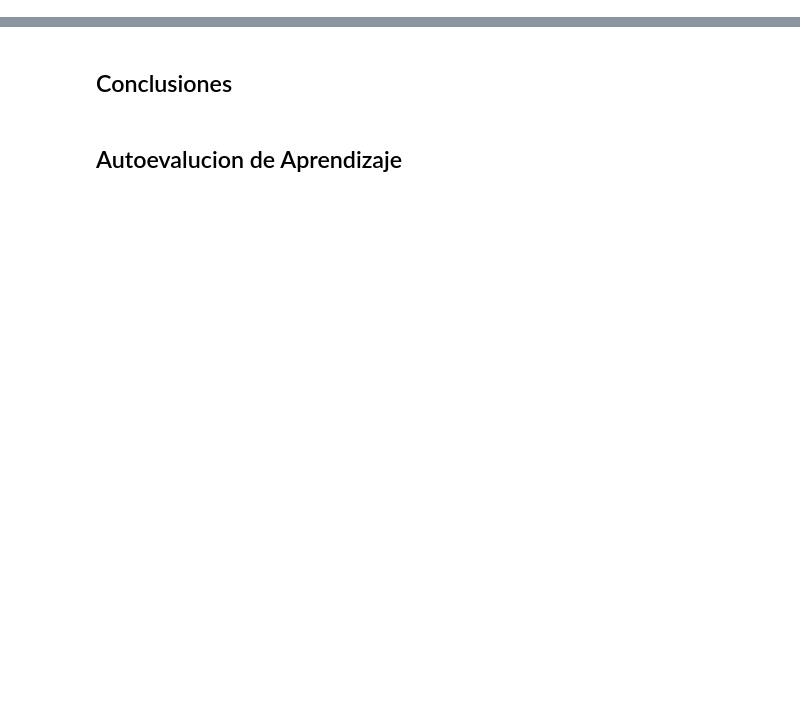
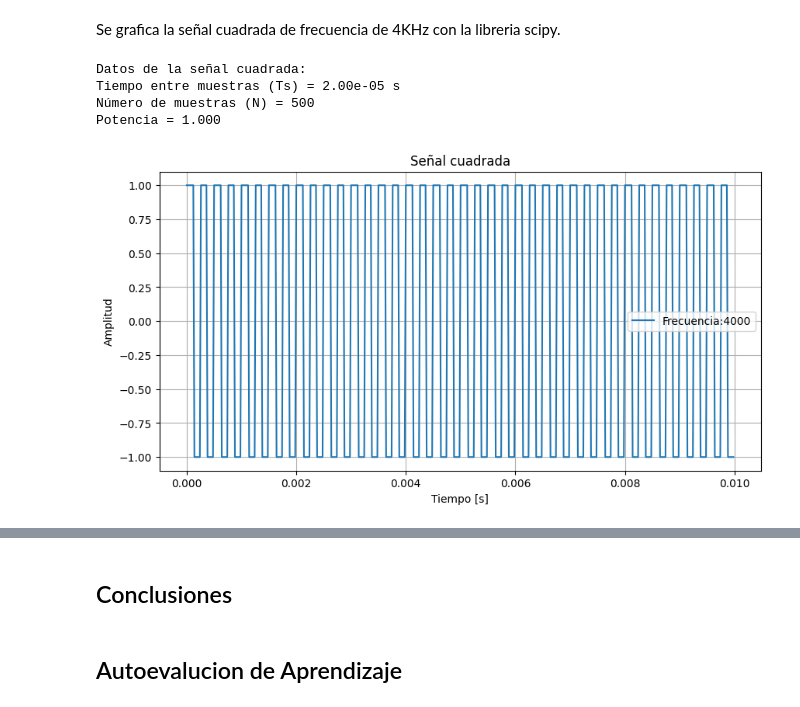
Before and after one commit to ArturoHuber1/APS, a Jupyter notebook: TS1/TS1.ipynb, the cells around one changed output, grey strips where cells are left out. Drawn from its saved outputs; the diff is of its cells as text; code cells hidden in the pictures; blank space fills up the shorter version.

```diff
--- a/TS1/TS1.ipynb
+++ b/TS1/TS1.ipynb
@@ -166,0 +236,40 @@ Se grafica en el mismo grafico, para poder apreciar la diferencia en la fase y e
+# %% [markdown]
+Se grafica la señal cuadrada de frecuencia de 4KHz con la libreria scipy.
+# %%
+################### Punto 5 ######################
+
+# Parametros
+
+FrecuenciaCuadrada = 4000
+fs = 50000
+duracion = 0.01
+AmplitudOriginal = 1
+
+Ts = 1/fs                                           # Tiempo de muestreo
+N = int(fs*duracion)                                # Numero de muestras
+t = np.arange(N) * Ts
+
+# Señal cuadrada
+sq = AmplitudOriginal * signal.square(2*np.pi*FrecuenciaCuadrada*t)
+
+print (f"Datos de la señal cuadrada:")
+print(f"Tiempo entre muestras (Ts) = {Ts:.2e} s")
+print(f"Número de muestras (N) = {N}")
+print(f"Potencia = {np.mean(sq**2):.3f}")
+print("\n")
+
+# Graficar
+plt.figure(figsize=(10,5))
+plt.plot(t, sq, label = f"Frecuencia:{FrecuenciaCuadrada}")
+plt.title("Señal cuadrada")
+plt.xlabel("Tiempo [s]")
+plt.ylabel("Amplitud")
+plt.legend()
+plt.grid(True)
+plt.show()
+# %% [output]
+Datos de la señal cuadrada:
+Tiempo entre muestras (Ts) = 2.00e-05 s
+Número de muestras (N) = 500
+Potencia = 1.000
+[figure, added]
```
Also changed, not shown: parts of 19 cells of this notebook, 1 other file.
